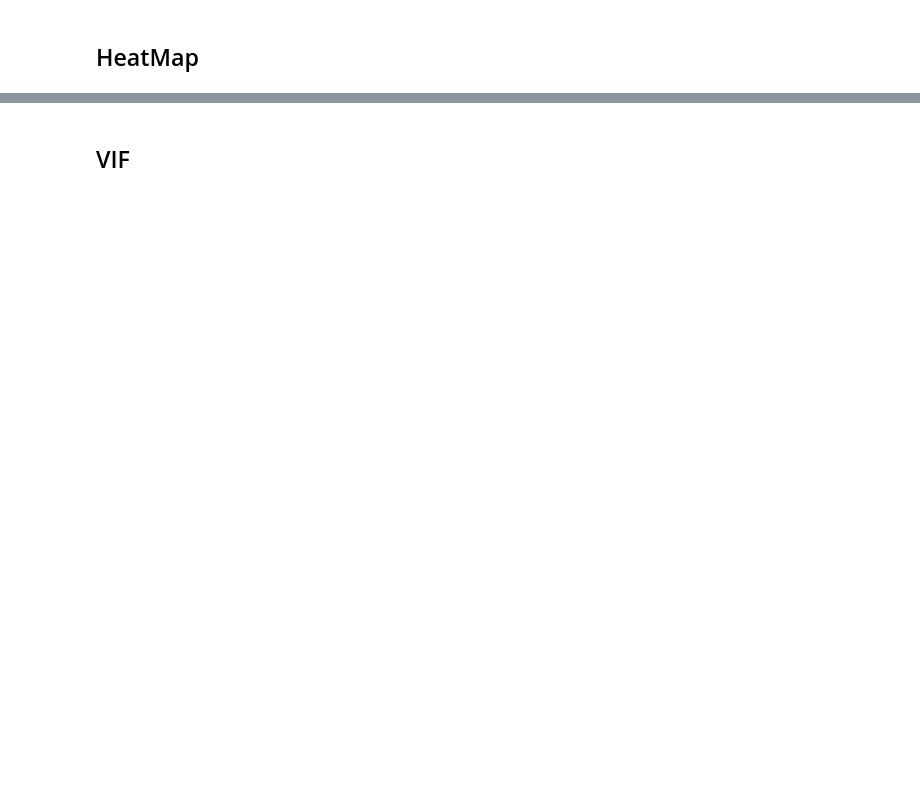
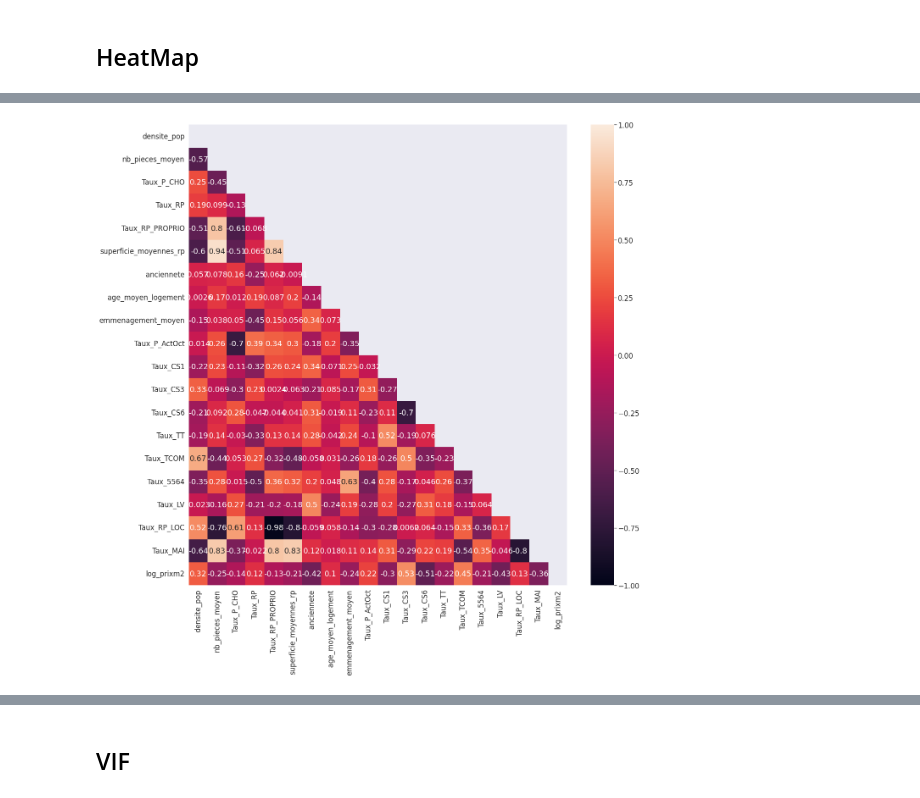
Before and after one commit to PierreBeylard/house_prediction, a Jupyter notebook: notebooks/Modele Vf - Full data set et binarisation variables.ipynb, the cells around one changed output, grey strips where cells are left out. Drawn from its saved outputs; the diff is of its cells as text; code cells hidden in the pictures; blank space fills up the shorter version.

```diff
--- a/notebooks/Modele Vf - Full data set et binarisation variables.ipynb
+++ b/notebooks/Modele Vf - Full data set et binarisation variables.ipynb
@@ -507,3 +741,15 @@ fig.savefig("relation_prix_variables_bordeaux_variables.png", transparent=True)
+# %%
+#facultatif
+df= df.drop(['parcelle_cad_section','parcelle_cadastrale','LAB_IRIS', 'Taux_RP', 'Taux_LV', 'Taux_MAI',
+       'Taux_RP_1P', 'Taux_RP_2P', 'Taux_RP_3P', 'Taux_RP_4P', 'Taux_RP_5P',
+       'Taux_RP_30', 'Taux_RP_40', 'Taux_RP_60', 'Taux_RP_80', 'Taux_RP_100',
+       'Taux_RP_120', 'Taux_RP_P120', 'Taux_RP_GAR', 'Taux_RP_PROPRIO',
+       'Taux_RP_GRATUIT', 'Taux_RP_LOC', 'Taux_RP_HML', 'Taux_RP_AM02',
+       'Taux_RP_AM04', 'Taux_RP_AM09', 'Taux_RP_AM09P', 'Taux_1524',
+       'Taux_2554', 'Taux_5564', 'Taux_P_Act', 'Taux_P_ActOct', 'Taux_P_CHO',
+       'Taux_CS1', 'Taux_CS2', 'Taux_CS3', 'Taux_CS4', 'Taux_Travail_Commune',
+       'Taux_TT', 'Taux_Mar', 'Taux_Velo', 'Taux_2Roues', 'Taux_Voit',
+       'Taux_TCOM'], axis = 1)
 # %%
 # recuperation of all data used to calculate agregates :
 engine = create_engine('sqlite:///../data/house_pred_database.sqlite',
@@ -569,7 +817,7 @@ df['age_moyen_logement']= round((df[ 'P18_RP_ACH19']*1919
                                  + df[ 'P18_RP_ACH05']*(1990+((2005-1990)/2))
                                  + df['P18_RP_ACH15']*(2005+((2015-2005)/2)))
                                  / df['P18_RP_ACHTOT'])
-df['anciennete'] = df['age_moyen_logement'] -date.today().year
+df['anciennete'] = abs(df['age_moyen_logement'] -date.today().year)
 df['RP_AC_19'] = list(map(aggregate, df['P18_RP_ACH19'], df['P18_RP']))
 df['RP_AC_45'] = list(map(aggregate, df['P18_RP_ACH45'], df['P18_RP']))
 df['RP_AC_70'] = list(map(aggregate, df['P18_RP_ACH70'], df['P18_RP']))
@@ -615,6 +863,8 @@ df['Taux_2Roues'] = list(map(aggregate, df['C18_ACTOCC15P_2ROUESMOT'], df['C18_A
 df['Taux_Voit'] = list(map(aggregate, df['C18_ACTOCC15P_VOIT'], df['C18_ACTOCC15P']))
 df['Taux_TCOM'] = list(map(aggregate, df['C18_ACTOCC15P_TCOM'], df['C18_ACTOCC15P']))
 df['Taux_Travail_Commune']= list(map(aggregate, df['P18_ACTOCC15P_ILT1'], df['C18_ACTOCC15P']))
+# %%
+df['log_val_fonc']= np.log(df['Valeur fonciere'])
 # %%
 # price per square meter
 df['prix_m2'] = list(map(aggregate, df['Valeur fonciere'], (df['surface_reelle_bati'])))
@@ -673,2 +927,4 @@ df = df.drop_duplicates().reset_index(drop=True)
 # %% [markdown]
 ## HeatMap
+# %%
+df['log_prixm2']=np.log(df['prix_m2'])
@@ -695,4 +982,7 @@ KeyError: "['month', 'nb_mutations_communes'] not in index"
 # %%
-plt.figure(figsize=(70,70))
+plt.figure(figsize=(20,20))
+sns.set(font_scale=1.5)
 mask = np.triu(np.ones_like(X.corr(), dtype=bool))
 heatmap = sns.heatmap(X.corr().round(4), annot = True, mask =mask,  vmin=-1, vmax=1)
+# %% [output]
+[figure, added]
```
Also changed, not shown: parts of 117 cells of this notebook, 2 other files.
